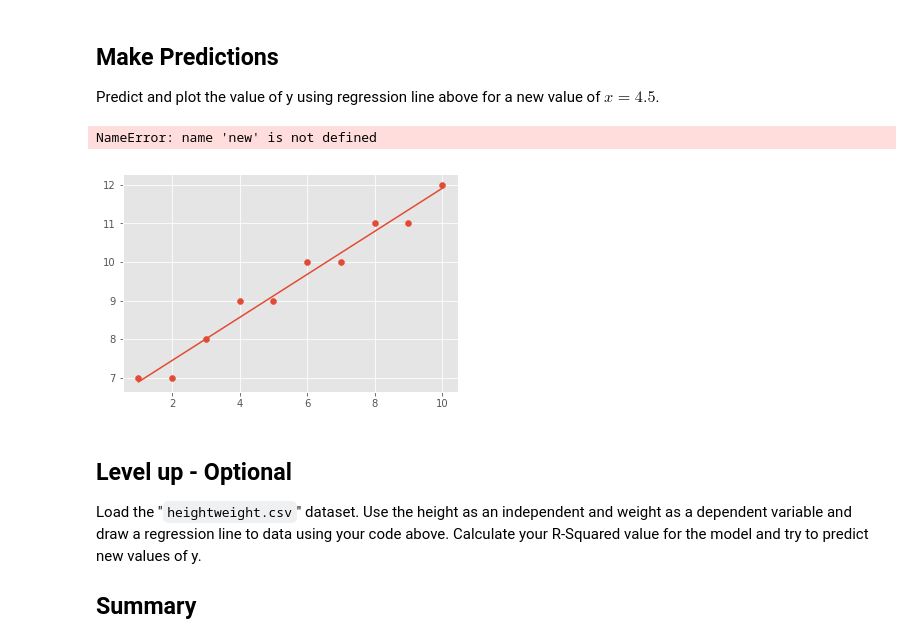
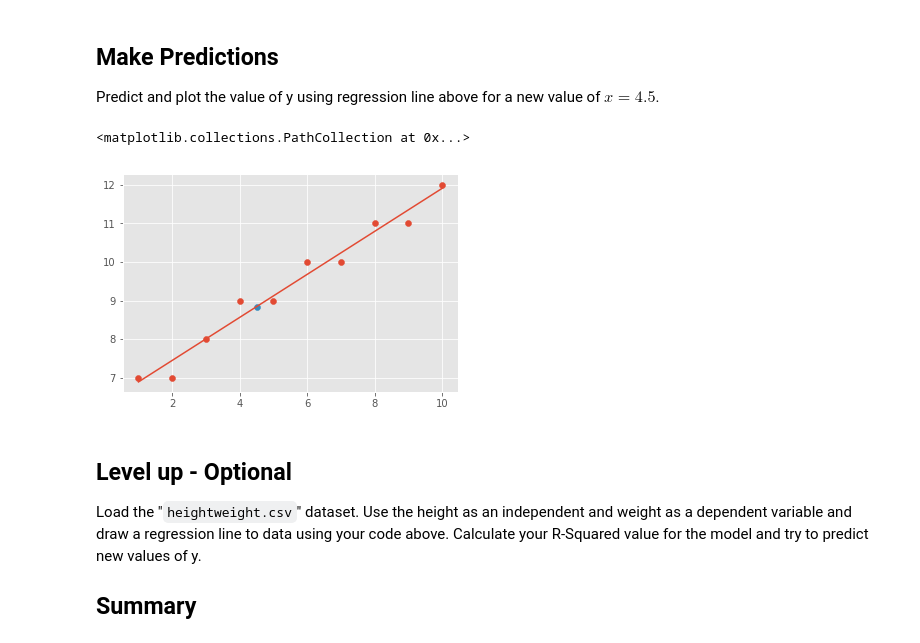
Before and after one commit to nic464/dsc-enterprise-hsbc-complete-regression-lab-hsbc-ds-081319, a Jupyter notebook: index.ipynb, the cells around one changed output. Saved outputs shown, nothing was run; the diff lists cells and outputs as text; code cells hidden in the pictures.

```diff
--- a/index.ipynb
+++ b/index.ipynb
@@ -124,15 +124,15 @@ Model: Y = 0.56 * X + 6.33
 Predict and plot the value of y using regression line above for a new value of $x = 4.5$.
 # %%
 # Make prediction for x = 4.5 and visualize on the scatter plot
-x_new = 45.
+x_new = 4.5
 new_y = m * x_new + c
 
 plt.scatter(X,Y)
 plt.plot(X,Y_pred)
 plt.scatter(x_new,new_y)
 # %% [output]
-NameError: name 'new' is not defined
+<matplotlib.collections.PathCollection at 0x...>
-[figure, old version]
+[figure, new version]
 # %% [markdown]
 ## Level up - Optional
 Load the "`heightweight.csv`" dataset. Use the height as an independent and weight as a dependent variable and draw a regression line to data using your code above. Calculate your R-Squared value for the model and try to predict new values of y.
```
